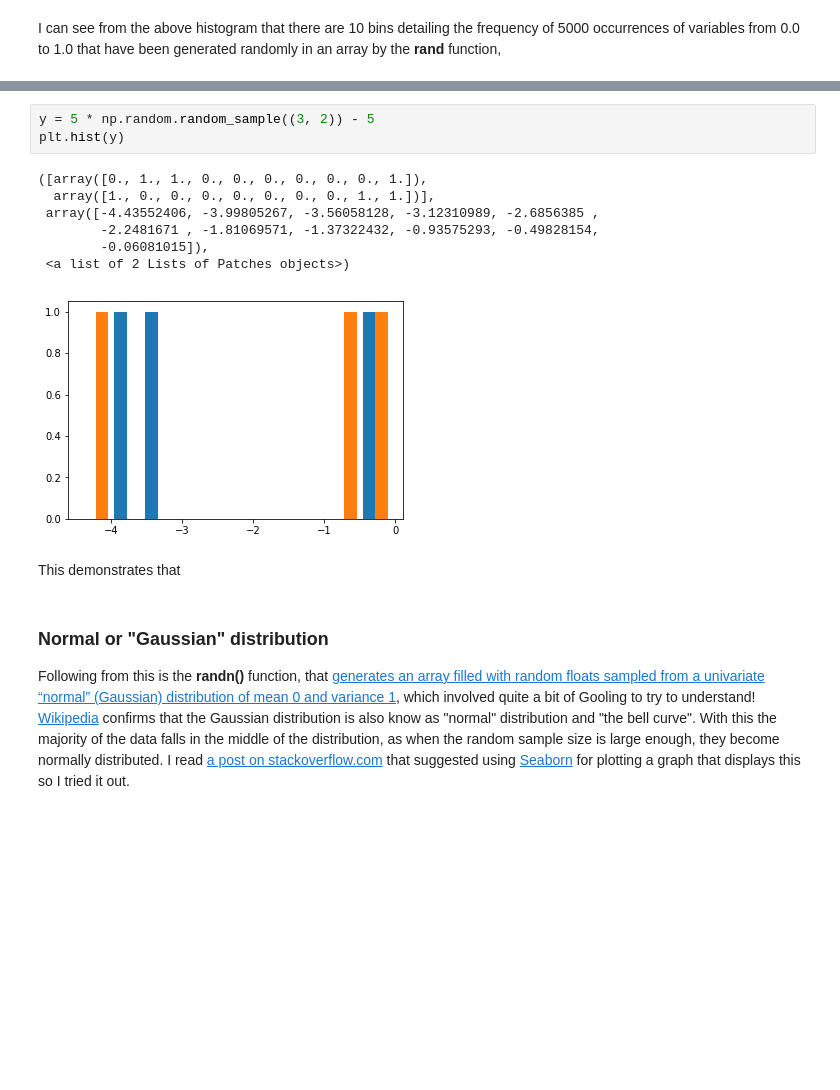
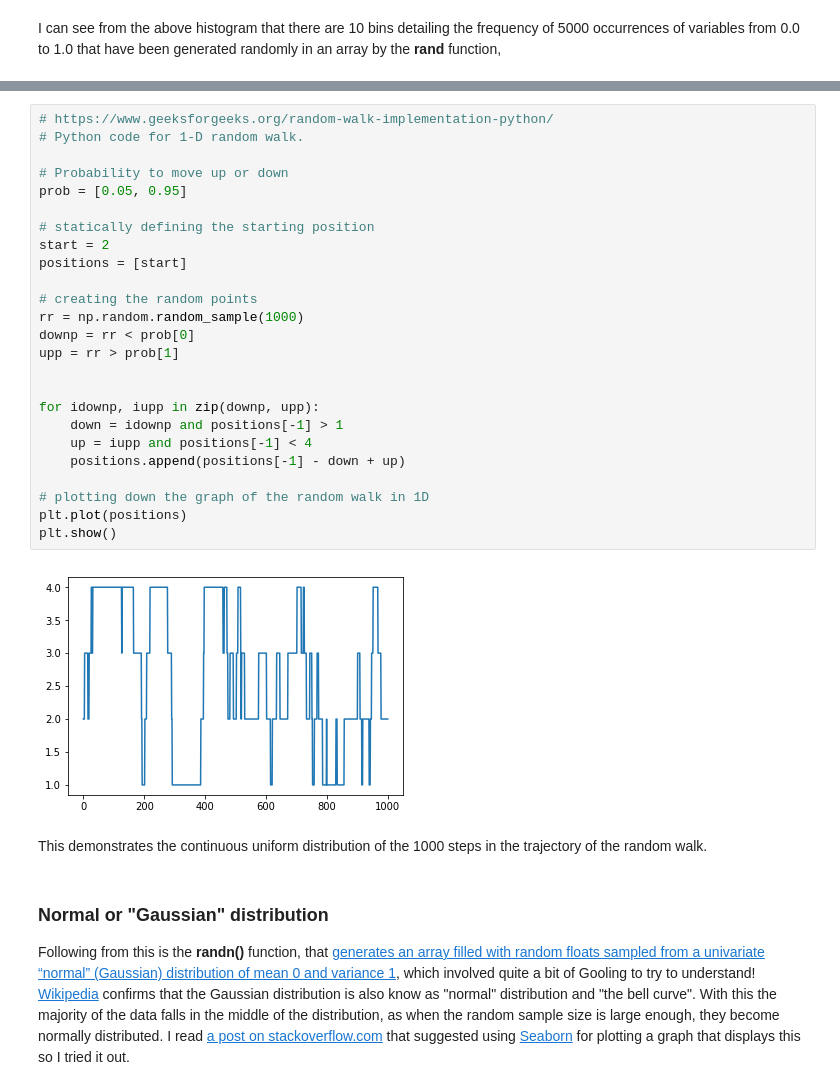
Before and after one commit to AideenByrne/ProgrammingforDA-assignment, a Jupyter notebook: Programming for Data Analysis Assignment.ipynb, the cells around one changed output, grey strips where cells are left out. Saved outputs shown, nothing was run; the diff lists cells and outputs as text; blank space fills up the shorter version.

Commit message:
Updated with more information on distributions

```diff
--- a/Programming for Data Analysis Assignment.ipynb
+++ b/Programming for Data Analysis Assignment.ipynb
@@ -61,16 +61,32 @@ The random.sample function displays this as follows:
-# %%
-y = 5 * np.random.random_sample((3, 2)) - 5
-plt.hist(y)
-# %% [output]
-([array([0., 1., 1., 0., 0., 0., 0., 0., 0., 1.]),
-  array([1., 0., 0., 0., 0., 0., 0., 0., 1., 1.])],
- array([-4.43552406, -3.99805267, -3.56058128, -3.12310989, -2.6856385 ,
-        -2.2481671 , -1.81069571, -1.37322432, -0.93575293, -0.49828154,
-        -0.06081015]),
- <a list of 2 Lists of Patches objects>)
-[figure, removed]
-# %% [markdown]
-This demonstrates that
+# %%
+# https://www.geeksforgeeks.org/random-walk-implementation-python/
+# Python code for 1-D random walk.
+
+# Probability to move up or down
+prob = [0.05, 0.95]
+
+# statically defining the starting position
+start = 2
+positions = [start]
+
+# creating the random points
+rr = np.random.random_sample(1000)
+downp = rr < prob[0]
+upp = rr > prob[1]
+
+
+for idownp, iupp in zip(downp, upp):
+	down = idownp and positions[-1] > 1
+	up = iupp and positions[-1] < 4
+	positions.append(positions[-1] - down + up)
+
+# plotting down the graph of the random walk in 1D
+plt.plot(positions)
+plt.show()
+# %% [output]
+[figure, added]
+# %% [markdown]
+This demonstrates the continuous uniform distribution of the 1000 steps in the trajectory of the random walk.
 # %% [markdown]
 ### Normal or "Gaussian" distribution
 Following from this is the **randn()** function, that [generates an array filled with random floats sampled from a univariate “normal” (Gaussian) distribution of mean 0 and variance 1](https://docs.scipy.org/doc/numpy-1.15.1/reference/generated/numpy.random.randn.html#numpy.random.randn), which involved quite a bit of Gooling to try to understand! [Wikipedia](https://en.wikipedia.org/wiki/Normal_distribution) confirms that the Gaussian distribution is also know as "normal" distribution and "the bell curve". With this the majority of the data falls in the middle of the distribution, as when the random sample size is large enough, they become normally distributed. I read [a post on stackoverflow.com](https://stackoverflow.com/questions/10138085/python-pylab-plot-normal-distribution) that suggested using [Seaborn](https://seaborn.pydata.org/) for plotting a graph that displays this so I tried it out.
```
Also changed, not shown: parts of 17 cells of this notebook.
